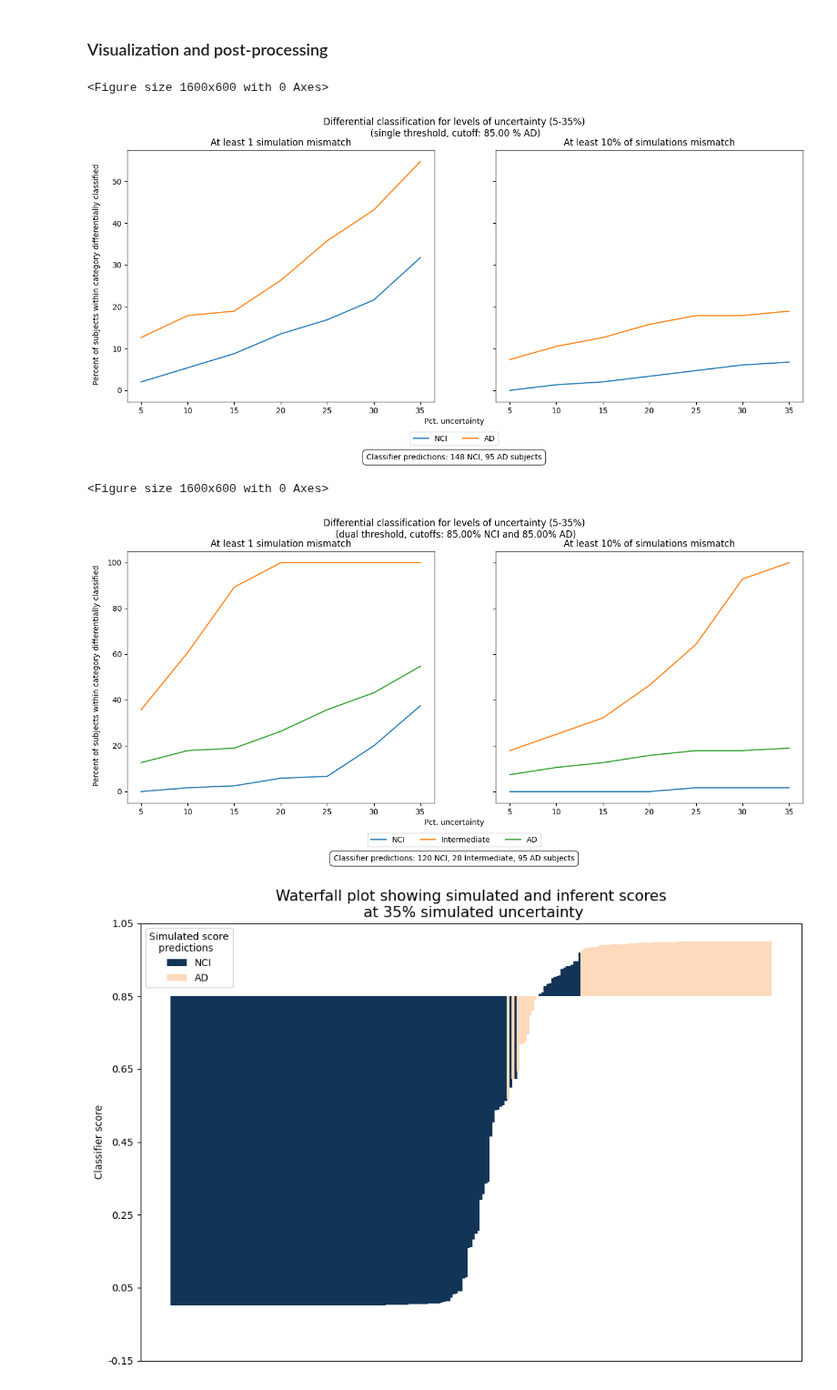
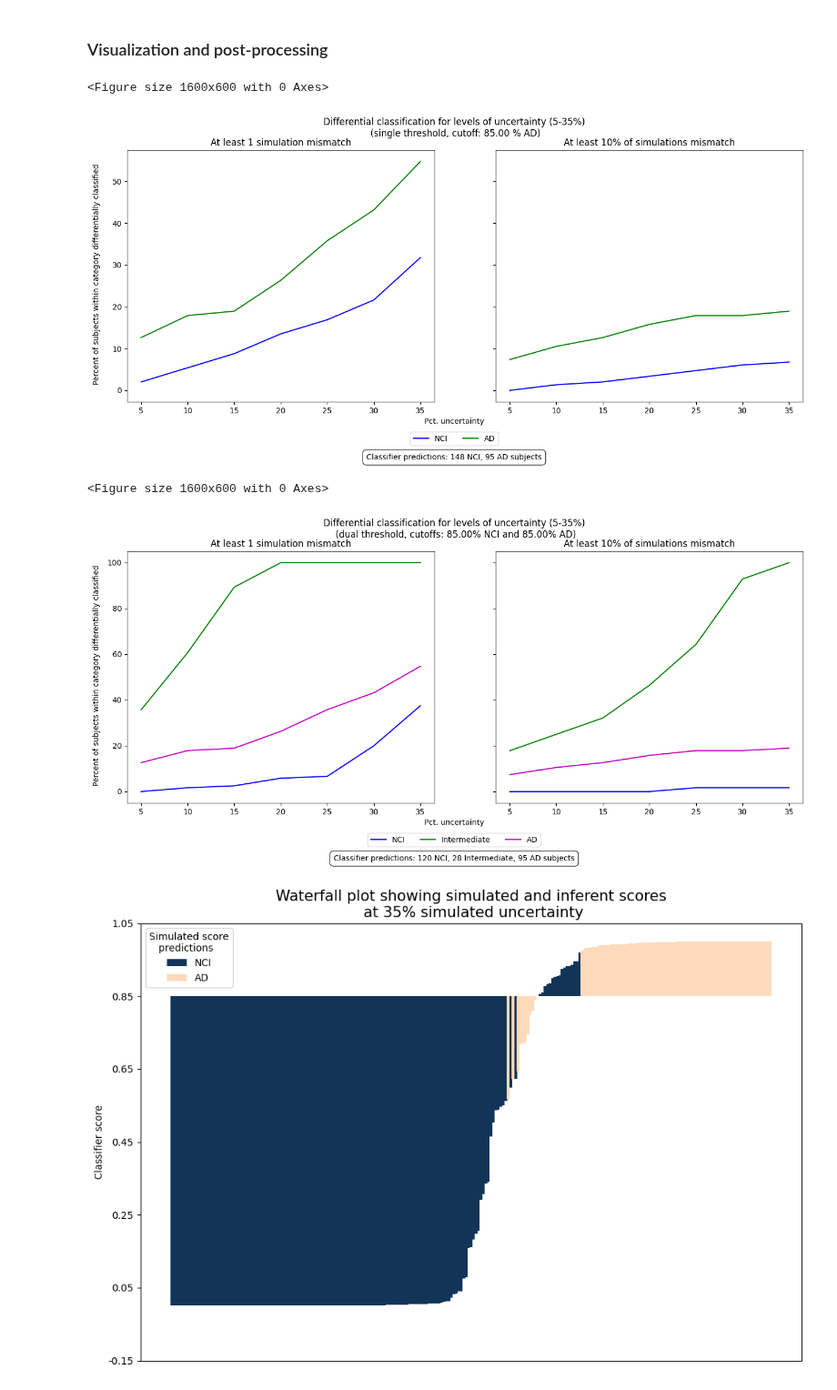
Before and after one commit to Translational-HDPM/T-HDPM_uncertainty_analysis, a Jupyter notebook: notebooks/uncertainty_analysis_adjusted_sd.ipynb, the cells around one changed output. Shown at 91% size. Drawn from its saved outputs; the diff is of its cells as text; code cells hidden in the pictures.

```diff
--- a/notebooks/uncertainty_analysis_adjusted_sd.ipynb
+++ b/notebooks/uncertainty_analysis_adjusted_sd.ipynb
@@ -258,25 +258,25 @@ plot_differential_classification_results(
     gt_labels=res.single_thres_gt_labels,
     one_sim_mismatch_pred_labels_dict=res_1_diff_cls.single_thres_pred_labels,
     ten_pct_sim_mismatch_pred_labels_dict=res.single_thres_pred_labels,
-    labels=["NCI", "AD"],
+    labels_dict=dict(zip(["NCI", "AD"], "bg")),
     figure_title="Differential classification for levels of uncertainty (5-35%)\n"
     + f" (single threshold, cutoff: {single_thres * 100:.2f} % AD)",
 )
 # %% [output]
 <Figure size 1600x600 with 0 Axes>
-[figure, old version]
+[figure, new version]
 # %%
 plot_differential_classification_results(
     gt_labels=res.dual_thres_gt_labels,
     one_sim_mismatch_pred_labels_dict=res_1_diff_cls.dual_thres_pred_labels,
     ten_pct_sim_mismatch_pred_labels_dict=res.dual_thres_pred_labels,
-    labels=["NCI", "Intermediate", "AD"],
+    labels_dict=dict(zip(["NCI", "Intermediate", "AD"], "bgm")),
     figure_title="Differential classification for levels of uncertainty (5-35%)\n"
     + f" (dual threshold, cutoffs: {(1 - dual_thres_low) * 100:.2f}% NCI and {dual_thres_high * 100:.2f}% AD)",
 )
 # %% [output]
 <Figure size 1600x600 with 0 Axes>
-[figure, old version]
+[figure, new version]
 # %%
 uncertainty = 35
 generate_waterfall_plot(
```
Also changed, not shown: 2 other files.
